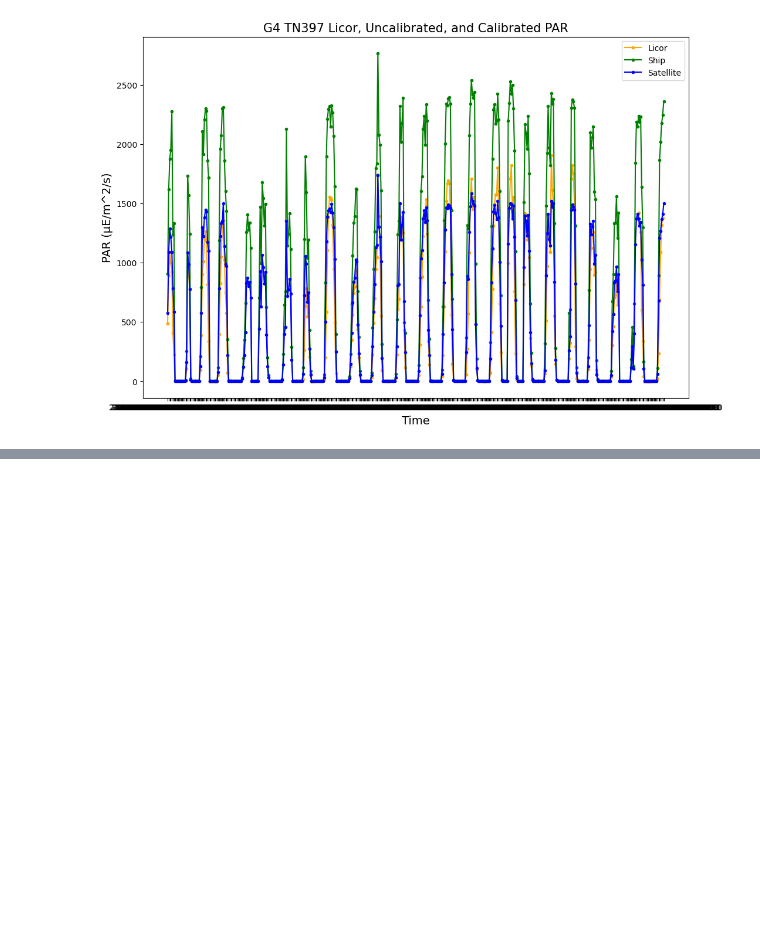
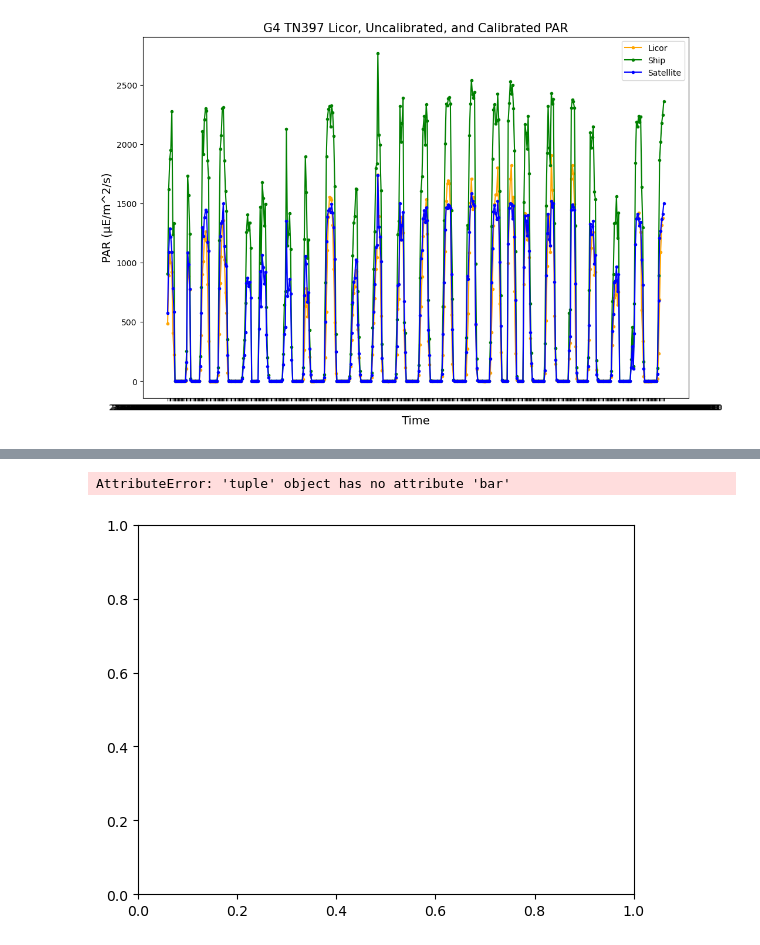
Before and after one commit to kpc02/SACNAS-2023-project, a Jupyter notebook: matlab_script.ipynb, the cells around one changed output, grey strips where cells are left out. Saved outputs shown, nothing was run; the diff lists cells and outputs as text; code cells hidden in the pictures; blank space fills up the shorter version.

```diff
--- a/matlab_script.ipynb
+++ b/matlab_script.ipynb
@@ -152,0 +173,17 @@ ax.legend()
+# %%
+ship_par = g4_data['par']
+sat_par = g4_data['sat_par']
+li_par = g4_data['licor_par']
+
+ax = plt.subplots()
+
+ax.bar(ship_par, c='red', label = 'Ship')
+ax.bar(sat_par, c='blue', label = 'Satellite')
+ax.bar(li_par, c = 'green', label = 'Licor')
+
+ax.set_ylabel('PAR (μE/m^2/s)', fontsize = 13)
+ax.set_title('TN397_130', fontsize = 15)
+ax.legend()
+# %% [output]
+AttributeError: 'tuple' object has no attribute 'bar'
+[figure, added]
```
Also changed, not shown: parts of 3 cells of this notebook, 1 other file.
